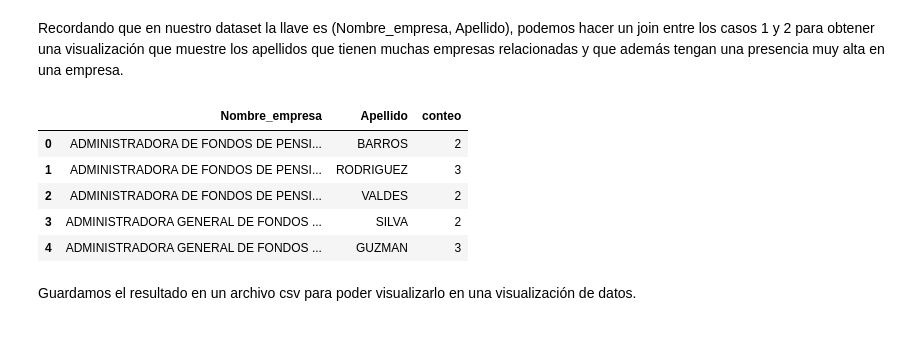
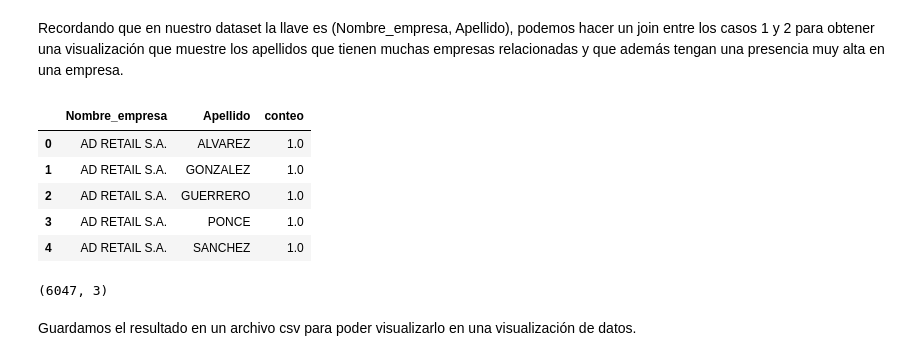
Before and after one commit to Lucas-CE/Apellidos-directivos, a Jupyter notebook: notebooks/obtener_datos_importantes.ipynb, the cells around one changed output. Saved outputs shown, nothing was run; the diff lists cells and outputs as text; code cells hidden in the pictures.

```diff
--- a/notebooks/obtener_datos_importantes.ipynb
+++ b/notebooks/obtener_datos_importantes.ipynb
@@ -30,7 +30,7 @@ plt.show()
 # %% [output]
 [figure]
 # %%
-companies_count_threshold = 30
+companies_count_threshold = 5
 surnames_high_companies_count = surnames_companies_count[surnames_companies_count['Nombre_empresa'] > companies_count_threshold]
 
 df_relevant_surnames_companies_count = df[df['Apellido'].isin(surnames_high_companies_count.index)]
@@ -81,18 +90,22 @@ Recordando que en nuestro dataset la llave es (Nombre_empresa, Apellido), podemo
 # %%
 case_1 = df_relevant_surnames_companies_count.copy()
 case_2 = surname_relevant_some_company.copy()
 
-relevant_data = case_1.merge(case_2, on=['Nombre_empresa', 'Apellido'], how='inner')
+relevant_data = case_1.merge(case_2, on=['Nombre_empresa', 'Apellido'], how='outer')
 relevant_data = relevant_data.drop(columns=['conteo_y'])
 relevant_data = relevant_data.rename(columns={'conteo_x': 'conteo'})
 relevant_data.head()
 # %% [output]
 |  | Nombre_empresa | Apellido | conteo |
-| 0 | ADMINISTRADORA DE FONDOS DE PENSI... | BARROS | 2 |
-| 1 | ADMINISTRADORA DE FONDOS DE PENSI... | RODRIGUEZ | 3 |
-| 2 | ADMINISTRADORA DE FONDOS DE PENSI... | VALDES | 2 |
-| 3 | ADMINISTRADORA GENERAL DE FONDOS ... | SILVA | 2 |
-| 4 | ADMINISTRADORA GENERAL DE FONDOS ... | GUZMAN | 3 |
+| 0 | AD RETAIL S.A. | ALVAREZ | 1.0 |
+| 1 | AD RETAIL S.A. | GONZALEZ | 1.0 |
+| 2 | AD RETAIL S.A. | GUERRERO | 1.0 |
+| 3 | AD RETAIL S.A. | PONCE | 1.0 |
+| 4 | AD RETAIL S.A. | SANCHEZ | 1.0 |
+# %%
+relevant_data.shape
+# %% [output]
+(6047, 3)
 # %% [markdown]
 Guardamos el resultado en un archivo csv para poder visualizarlo en una visualización de datos.
 # %%
```
Also changed, not shown: parts of 12 cells of this notebook, 4 other files.
